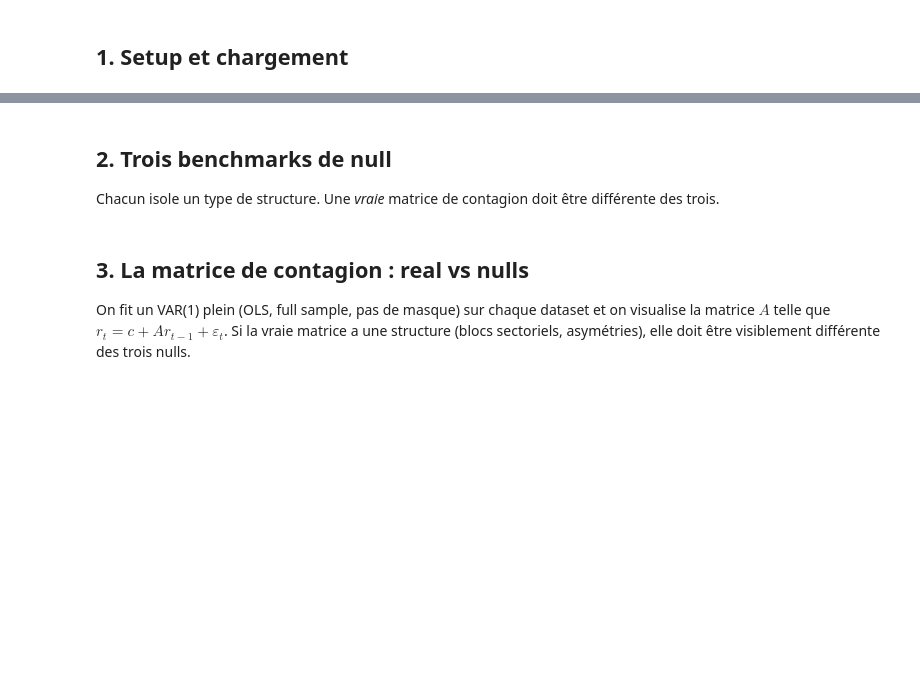
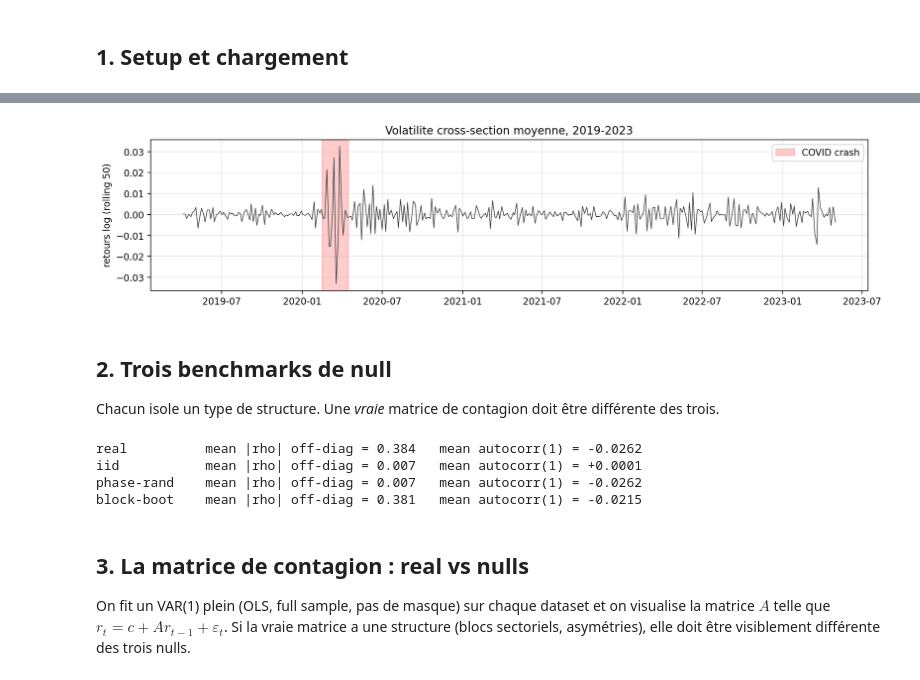
Before and after one commit to theodore34/contagion, a Jupyter notebook: validation.ipynb, the cells around one changed output, grey strips where cells are left out. Saved outputs shown, nothing was run; the diff lists cells and outputs as text; code cells hidden in the pictures; blank space fills up the shorter version.

```diff
--- a/validation.ipynb
+++ b/validation.ipynb
@@ -74,3 +82,14 @@ plt.tight_layout(); plt.show()
+# %%
+fig, ax = plt.subplots(figsize=(12, 3))
+log_returns = real.resample('3B').last().diff().dropna().mean(axis=1)
+ax.plot(log_returns.index, log_returns, lw=0.7, color='#333')
+ax.axvspan('2020-02-15', '2020-04-15', alpha=0.2, color='red', label='COVID crash')
+ax.set_ylabel('retours log (rolling 50)')
+ax.set_title('Volatilite cross-section moyenne, 2019-2023')
+ax.legend(); ax.grid(alpha=0.3)
+plt.tight_layout(); plt.show()
+# %% [output]
+[figure, added]
 # %% [markdown]
 ## 2. Trois benchmarks de null
 
@@ -85,10 +104,14 @@ def gen_iid_gaussian(real, rng):
 
 
 def gen_phase_randomized(real, rng):
-    """Surrogate phase-randomized (Theiler 1992).
+    """Surrogate phase-randomized (Theiler et al. 1992, Algorithme 1 / FT).
 
-    FFT colonne par colonne, on garde les amplitudes (donc spectre + autocorr +
-    distribution) et on tire des phases aleatoires (donc cross-correlations cassees).
+    FFT colonne par colonne, on garde les amplitudes (donc spectre de puissance,
+    et par Wiener-Khinchin l'autocorrelation) et on tire des phases aleatoires
+    (donc cross-correlations cassees). La distribution marginale n'est PAS
+    preservee : par TCL, l'IFFT de phases uniformes gaussianise les valeurs.
+    Pour preserver aussi la distribution, il faudrait l'AAFT/IAAFT
+    (Schreiber & Schmitz 1996).
     """
     arr = real.values
     T_, N_ = arr.shape
@@ -126,6 +149,11 @@ for name, d in datasets.items():
     mean_off = np.abs(cc[np.triu_indices(N, 1)]).mean()
     ac1 = np.array([np.corrcoef(d.values[:-1, j], d.values[1:, j])[0, 1] for j in range(N)]).mean()
     print(f'{name:12s}  mean |rho| off-diag = {mean_off:.3f}   mean autocorr(1) = {ac1:+.4f}')
+# %% [output]
+real          mean |rho| off-diag = 0.384   mean autocorr(1) = -0.0262
+iid           mean |rho| off-diag = 0.007   mean autocorr(1) = +0.0001
+phase-rand    mean |rho| off-diag = 0.007   mean autocorr(1) = -0.0262
+block-boot    mean |rho| off-diag = 0.381   mean autocorr(1) = -0.0215
 # %% [markdown]
 ## 3. La matrice de contagion : real vs nulls
 
```
Also changed, not shown: parts of 21 cells of this notebook, 2 other files.
